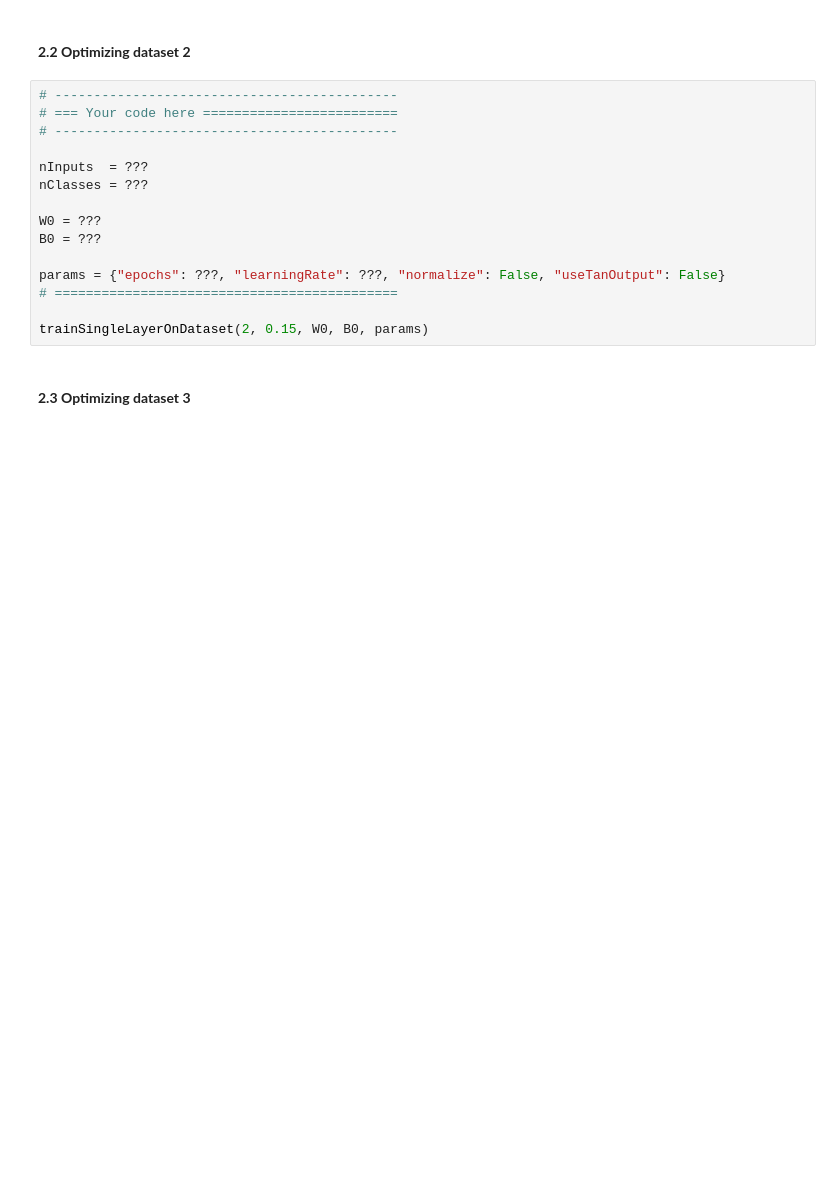
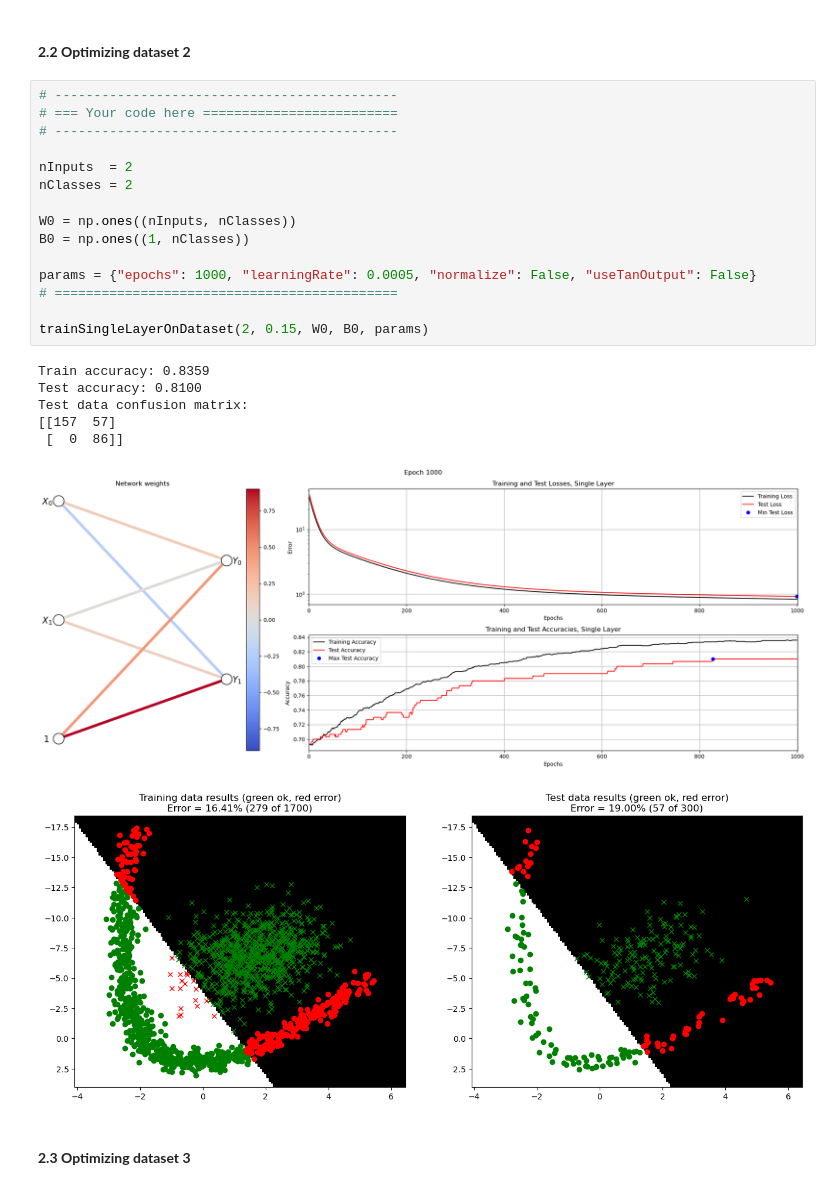
Before and after one commit to mfroeh/TBMI26, a Jupyter notebook: A1_Supervised/main2_SingleLayer.ipynb, the cells around one changed output. Cells and saved outputs as stored; diff of their text form; blank space fills up the shorter version.

```diff
--- a/A1_Supervised/main2_SingleLayer.ipynb
+++ b/A1_Supervised/main2_SingleLayer.ipynb
@@ -414,18 +444,26 @@ When you have acheived a stable training, run it once with and once without norm
 # %%
 # --------------------------------------------
 # === Your code here =========================
 # --------------------------------------------
 
-nInputs  = ???
-nClasses = ???
+nInputs  = 2
+nClasses = 2
 
-W0 = ???
-B0 = ???
+W0 = np.ones((nInputs, nClasses))
+B0 = np.ones((1, nClasses))
 
-params = {"epochs": ???, "learningRate": ???, "normalize": False, "useTanOutput": False}
+params = {"epochs": 1000, "learningRate": 0.0005, "normalize": False, "useTanOutput": False}
 # ============================================
 
 trainSingleLayerOnDataset(2, 0.15, W0, B0, params)
+# %% [output]
+Train accuracy: 0.8359
+Test accuracy: 0.8100
+Test data confusion matrix:
+[[157  57]
+ [  0  86]]
+[figure, added]
+[figure, added]
 # %% [markdown]
 #### **2.3 Optimizing dataset 3**
 # %%
```
Also changed, not shown: parts of 10 cells of this notebook.
